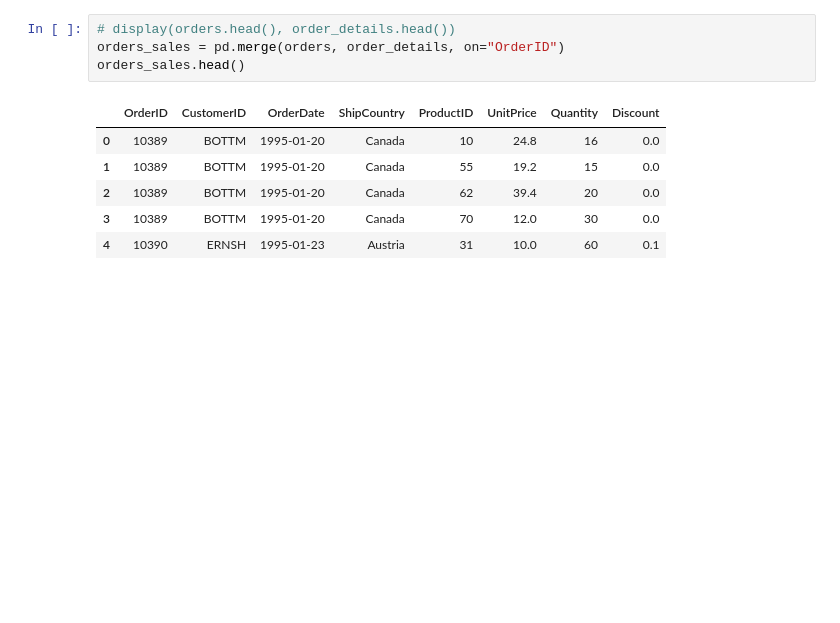
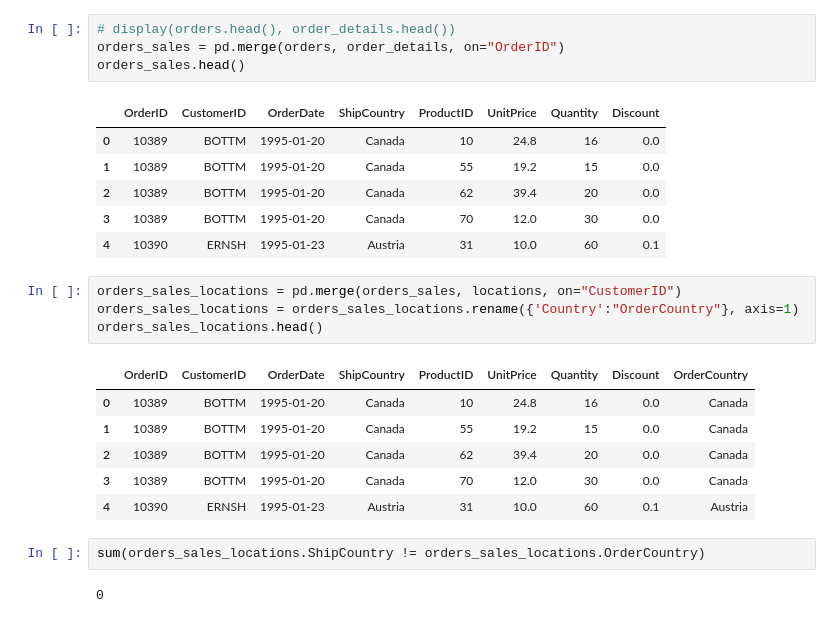
Before and after one commit to Waleed18574/Python-Project-Analyzing-Northwind-Data, a Jupyter notebook: notebook/Product-Analysis.ipynb, the cells around one changed output. Cells and saved outputs as stored; diff of their text form; blank space fills up the shorter version.

```diff
--- a/notebook/Product-Analysis.ipynb
+++ b/notebook/Product-Analysis.ipynb
@@ -106,3 +93,18 @@ orders_sales.head()
 | 2 | 10389 | BOTTM | 1995-01-20 | Canada | 62 | 39.4 | 20 | 0.0 |
 | 3 | 10389 | BOTTM | 1995-01-20 | Canada | 70 | 12.0 | 30 | 0.0 |
 | 4 | 10390 | ERNSH | 1995-01-23 | Austria | 31 | 10.0 | 60 | 0.1 |
+# %%
+orders_sales_locations = pd.merge(orders_sales, locations, on="CustomerID")
+orders_sales_locations = orders_sales_locations.rename({'Country':"OrderCountry"}, axis=1)
+orders_sales_locations.head()
+# %% [output]
+|  | OrderID | CustomerID | OrderDate | ShipCountry | ProductID | UnitPrice | Quantity | Discount | OrderCountry |
+| 0 | 10389 | BOTTM | 1995-01-20 | Canada | 10 | 24.8 | 16 | 0.0 | Canada |
+| 1 | 10389 | BOTTM | 1995-01-20 | Canada | 55 | 19.2 | 15 | 0.0 | Canada |
+| 2 | 10389 | BOTTM | 1995-01-20 | Canada | 62 | 39.4 | 20 | 0.0 | Canada |
+| 3 | 10389 | BOTTM | 1995-01-20 | Canada | 70 | 12.0 | 30 | 0.0 | Canada |
+| 4 | 10390 | ERNSH | 1995-01-23 | Austria | 31 | 10.0 | 60 | 0.1 | Austria |
+# %%
+sum(orders_sales_locations.ShipCountry != orders_sales_locations.OrderCountry)
+# %% [output]
+0
```
Also changed, not shown: parts of 6 cells of this notebook.
